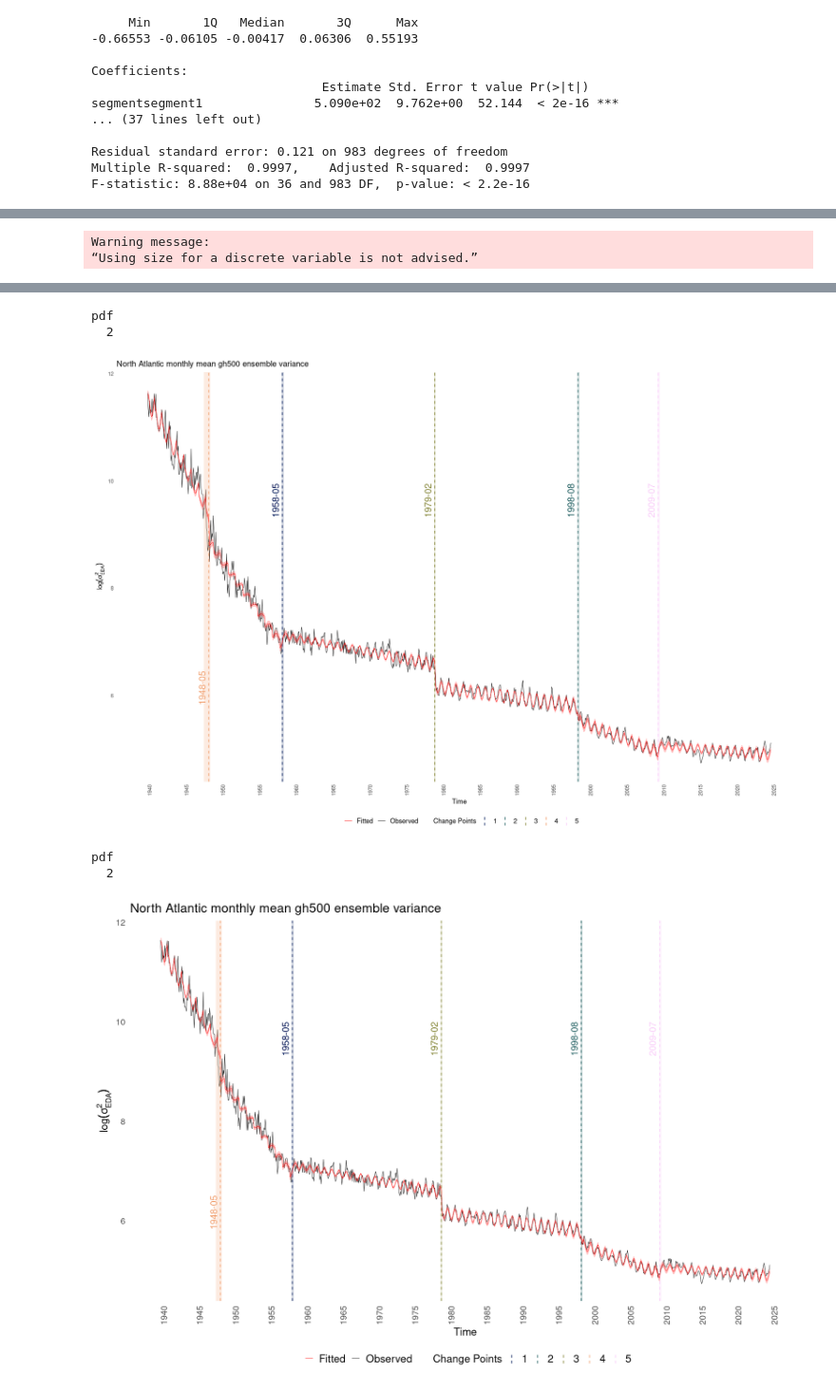
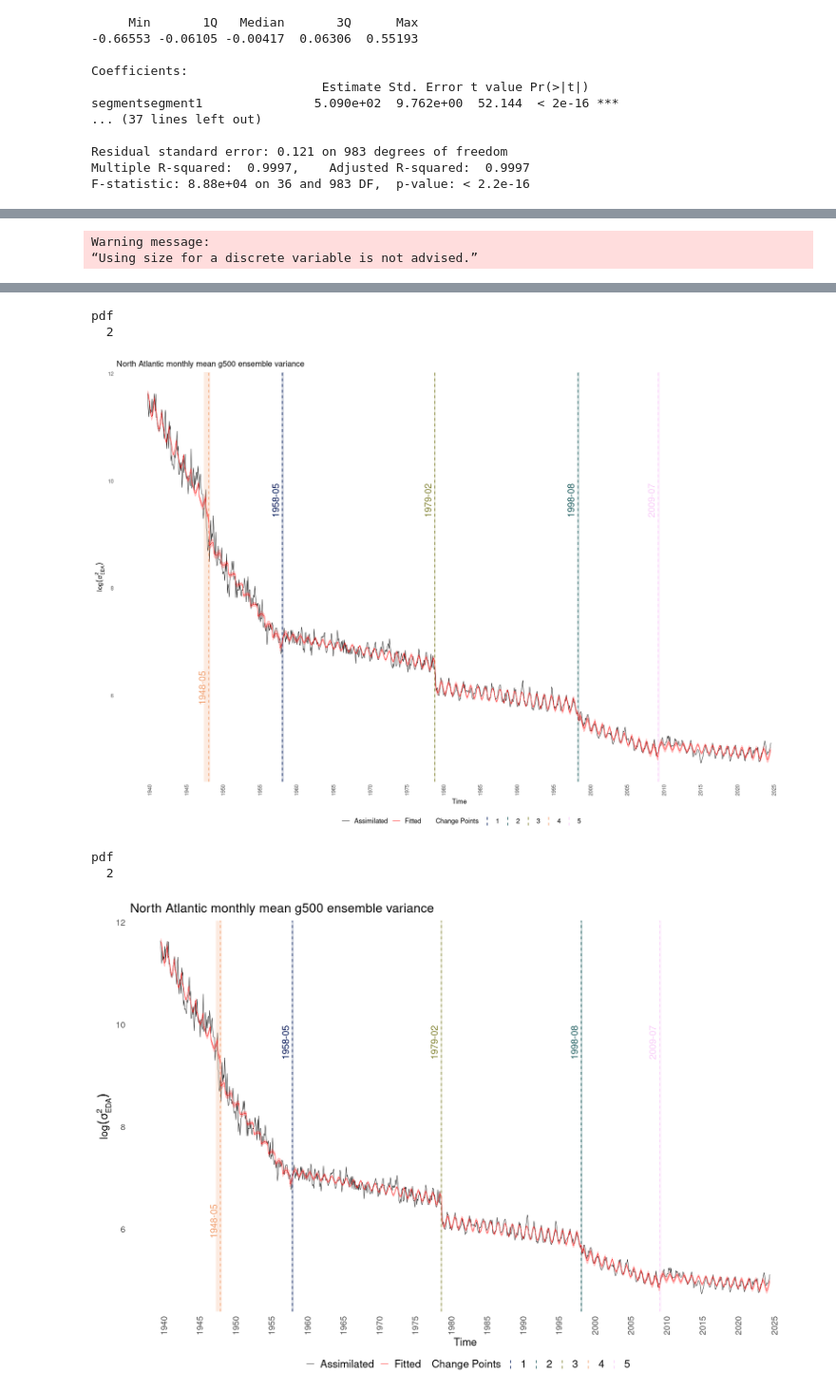
Before and after one commit to hschoeller/wp22a, a Jupyter notebook: notebooks/ChangePoints.ipynb, the cells around one changed output, grey strips where cells are left out. Shown at 95% size. Cells and saved outputs as stored; diff of their text form; code cells hidden in the pictures.

```diff
--- a/notebooks/ChangePoints.ipynb
+++ b/notebooks/ChangePoints.ipynb
@@ -382,11 +408,11 @@ plot_change_points <- function(data,
                                theme_pub = NULL,
                                show_ci = TRUE) {
     p <- ggplot(data = data, aes(x = date, y = log_variance)) +
-        geom_line(aes(size = "Observed"), linewidth = .25) +
+        geom_line(aes(size = "Assimilated"), linewidth = .25) +
         labs(
             x = "Time",
             y = TeX("$\\log(\\sigma^{2}_{EDA})$"),
-            title = "North Atlantic monthly mean gh500 ensemble variance",
+            title = "North Atlantic monthly mean g500 ensemble variance",
             color = "Change Points"
         ) +
         scale_x_date(date_breaks = "5 year", date_labels = "%Y") +
@@ -494,7 +520,7 @@ add_fitted_line_ci <- function(model, data, line_color = "red",
         ),
         scale_size_manual(
             name = "",
-            values = c("Observed" = 0.25, "Fitted" = 0.25),
+            values = c("Assimilated" = 0.25, "Fitted" = 0.25),
             guide = guide_legend(override.aes = list(color = c(
                 "black",
                 line_color
@@ -522,7 +548,7 @@ save_plot(p, "ChangePoints.pdf")
 
 p <- p + THEME_PUB_LARGE
 p
-save_plot(p, "ChangePointsLarge.pdf", width = 8.5, height = 4.5)
+save_plot(p, "ChangePointsLarge.pdf", width = 9.5, height = 4.25)
 # %% [output]
 Warning message:
 “Using size for a discrete variable is not advised.”
@@ -530,6 +556,6 @@ Warning message:
 pdf
   2
-[figure, old version]
+[figure, new version]
 pdf
   2
-[figure, old version]
+[figure, new version]
```
Also changed, not shown: parts of 3 cells of this notebook.
